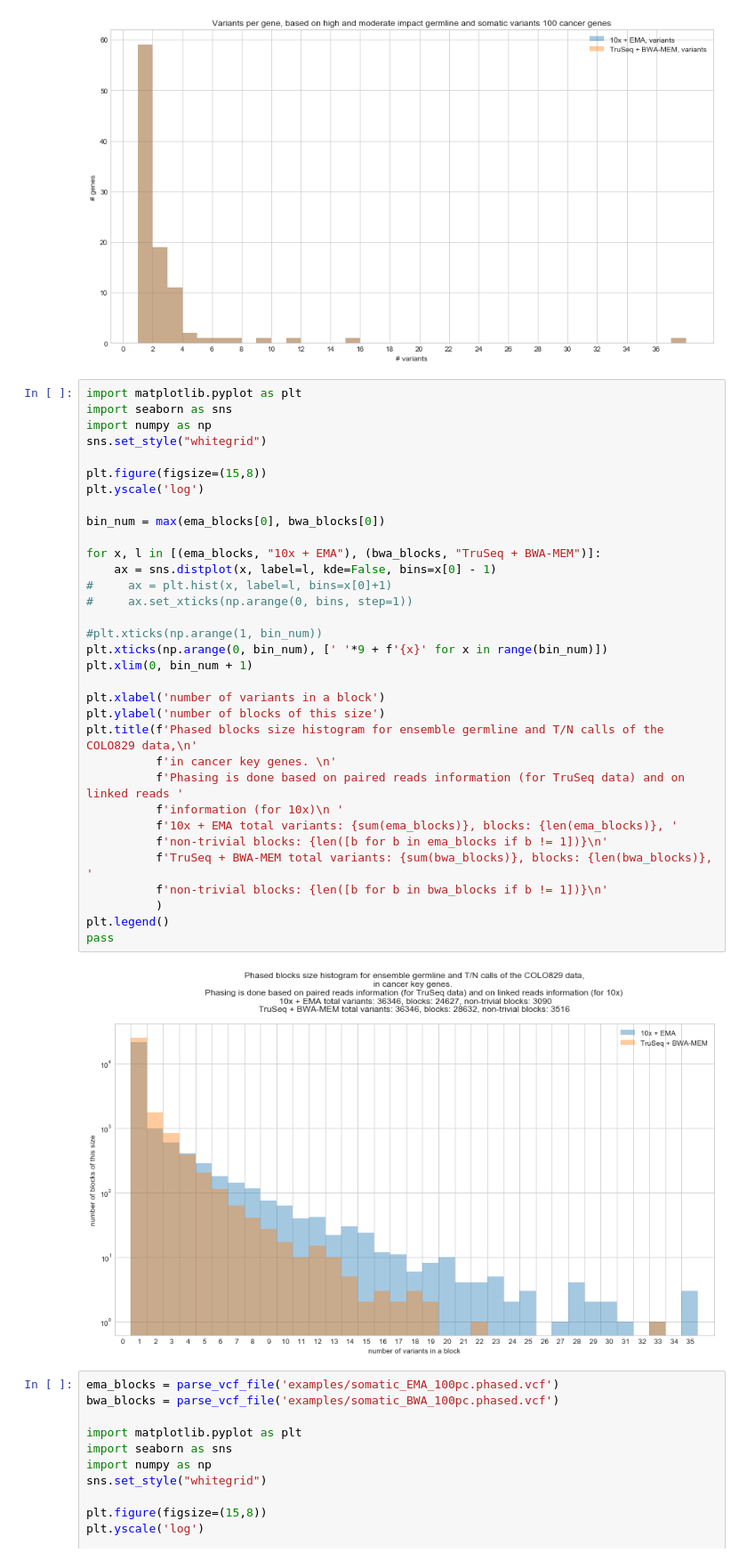
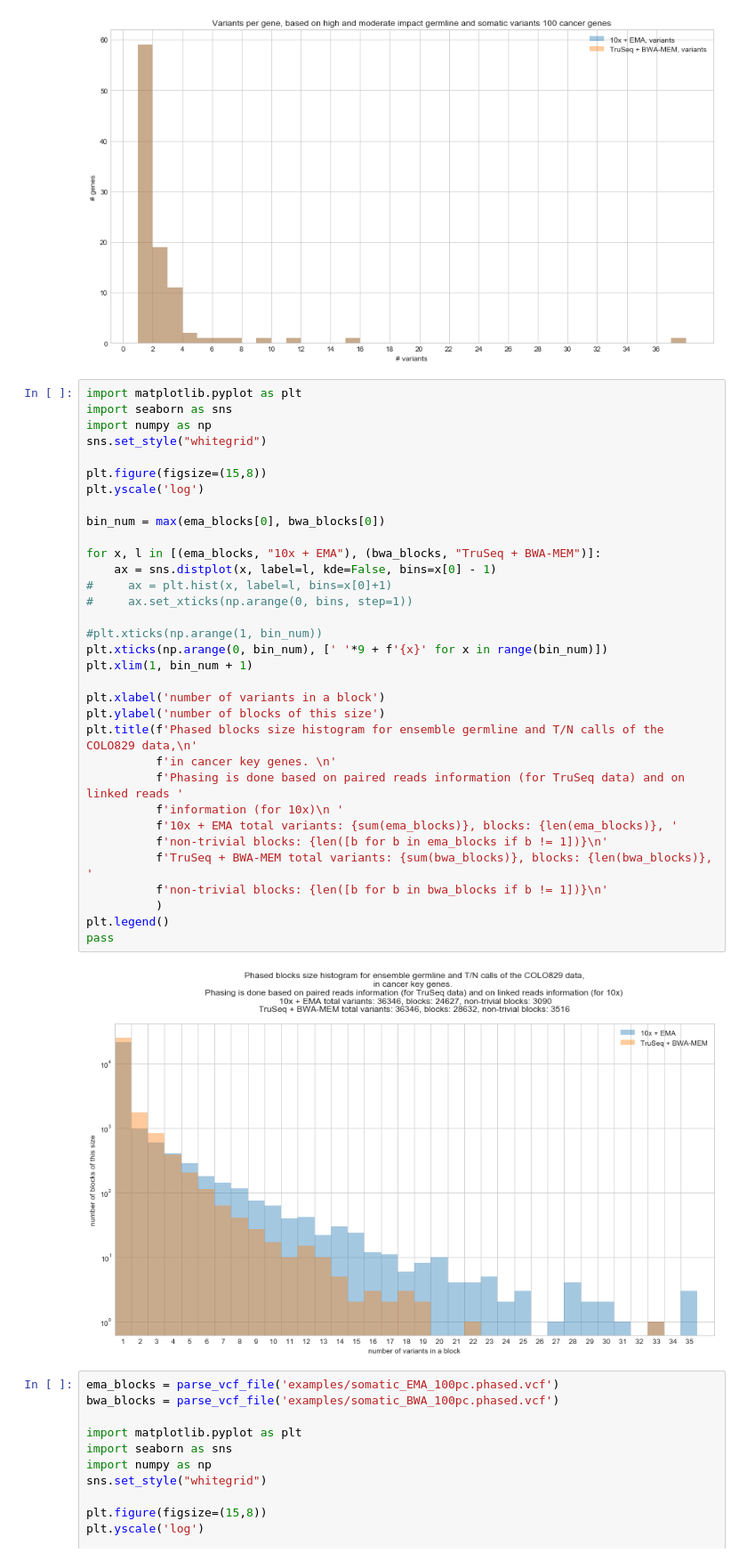
Before and after one commit to umccr/10x, a Jupyter notebook: phasing/Plot phase blocks.ipynb, the cells around one changed output. Shown at 89% size. Drawn from its saved outputs; the diff is of its cells as text.

Commit message:
Phasing: plot start from 1

```diff
--- a/phasing/Plot phase blocks.ipynb
+++ b/phasing/Plot phase blocks.ipynb
@@ -151,35 +151,35 @@ import seaborn as sns
 import numpy as np
 sns.set_style("whitegrid")
 
 plt.figure(figsize=(15,8))
 plt.yscale('log')
 
 bin_num = max(ema_blocks[0], bwa_blocks[0])
 
 for x, l in [(ema_blocks, "10x + EMA"), (bwa_blocks, "TruSeq + BWA-MEM")]:
     ax = sns.distplot(x, label=l, kde=False, bins=x[0] - 1)
 #     ax = plt.hist(x, label=l, bins=x[0]+1)
 #     ax.set_xticks(np.arange(0, bins, step=1))
 
 #plt.xticks(np.arange(1, bin_num))
 plt.xticks(np.arange(0, bin_num), [' '*9 + f'{x}' for x in range(bin_num)])
-plt.xlim(0, bin_num + 1)
+plt.xlim(1, bin_num + 1)
 
 plt.xlabel('number of variants in a block')
 plt.ylabel('number of blocks of this size')
 plt.title(f'Phased blocks size histogram for ensemble germline and T/N calls of the COLO829 data,\n'
           f'in cancer key genes. \n'
           f'Phasing is done based on paired reads information (for TruSeq data) and on linked reads '
           f'information (for 10x)\n '
           f'10x + EMA total variants: {sum(ema_blocks)}, blocks: {len(ema_blocks)}, '
           f'non-trivial blocks: {len([b for b in ema_blocks if b != 1])}\n'
           f'TruSeq + BWA-MEM total variants: {sum(bwa_blocks)}, blocks: {len(bwa_blocks)}, '
           f'non-trivial blocks: {len([b for b in bwa_blocks if b != 1])}\n'
           )
 plt.legend()
 pass
 # %% [output]
-[figure, old version]
+[figure, new version]
 # %%
 ema_blocks = parse_vcf_file('examples/somatic_EMA_100pc.phased.vcf')
 bwa_blocks = parse_vcf_file('examples/somatic_BWA_100pc.phased.vcf')
```
Also changed, not shown: 3 other files.
